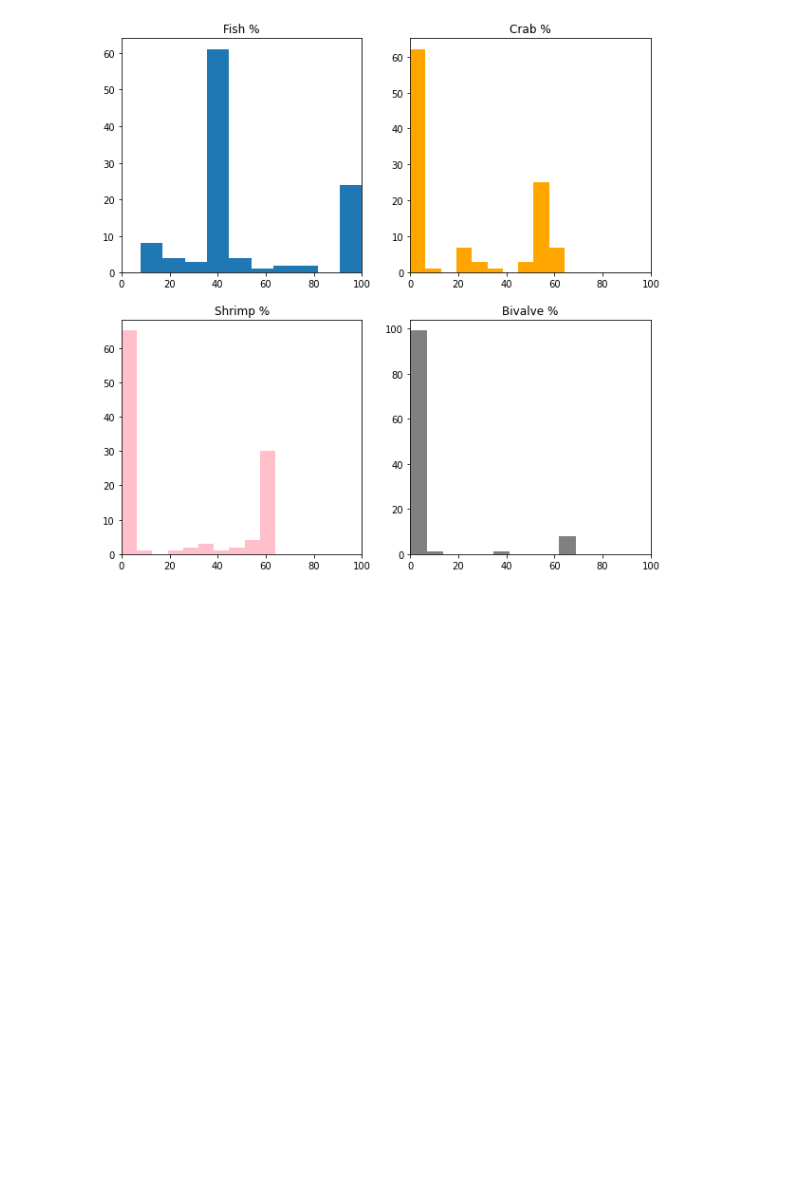
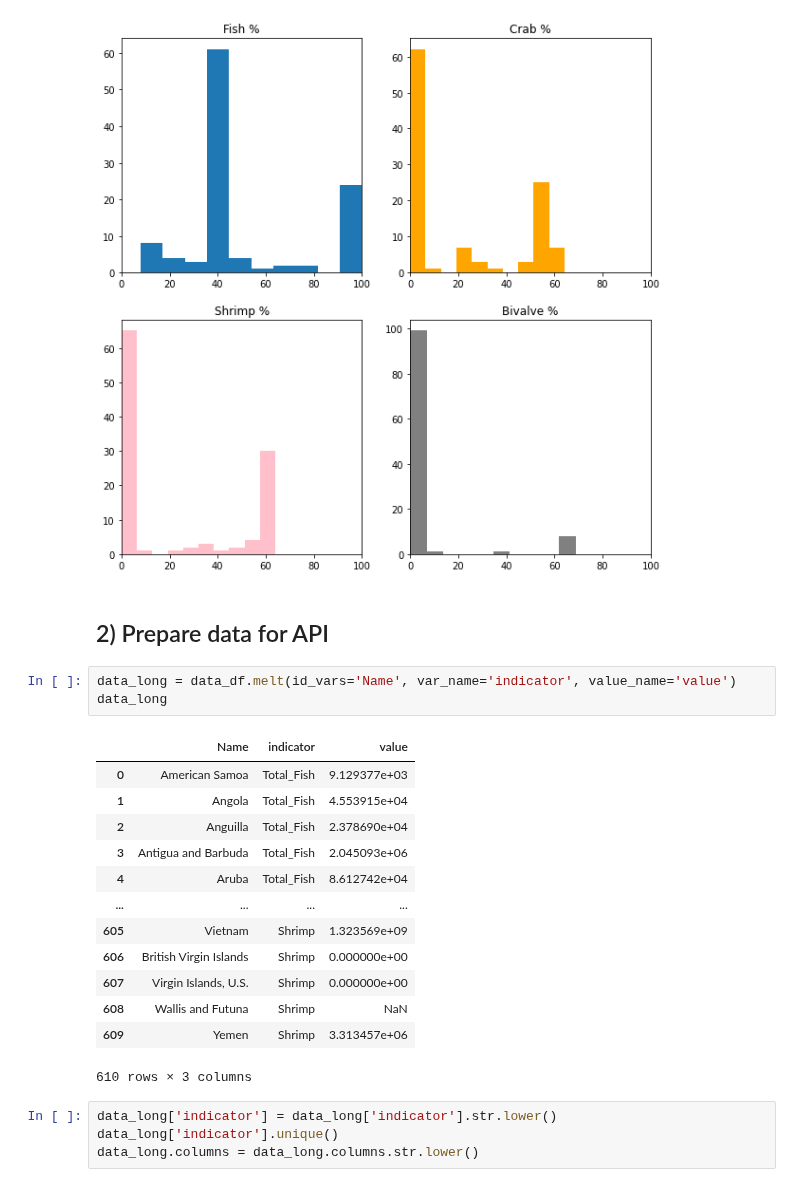
Before and after one commit to Vizzuality/mangrove-atlas, a Jupyter notebook: data/notebooks/Lab/data_processing/widgets-v2/fisheries_restoration_potential.ipynb, the cells around one changed output. Saved outputs shown, nothing was run; the diff lists cells and outputs as text; blank space fills up the shorter version.

Commit message:
prepare final data and combine

```diff
--- a/data/notebooks/Lab/data_processing/widgets-v2/fisheries_restoration_potential.ipynb
+++ b/data/notebooks/Lab/data_processing/widgets-v2/fisheries_restoration_potential.ipynb
@@ -177,3 +178,26 @@ axs[1, 1].set_xlim([0, 100])
 plt.show()
 # %% [output]
 [figure]
+# %% [markdown]
+## 2) Prepare data for API
+# %%
+data_long = data_df.melt(id_vars='Name', var_name='indicator', value_name='value')
+data_long
+# %% [output]
+|  | Name | indicator | value |
+| 0 | American Samoa | Total_Fish | 9.129377e+03 |
+| 1 | Angola | Total_Fish | 4.553915e+04 |
+| 2 | Anguilla | Total_Fish | 2.378690e+04 |
+| 3 | Antigua and Barbuda | Total_Fish | 2.045093e+06 |
+| 4 | Aruba | Total_Fish | 8.612742e+04 |
+| ... | ... | ... | ... |
+| 605 | Vietnam | Shrimp | 1.323569e+09 |
+| 606 | British Virgin Islands | Shrimp | 0.000000e+00 |
+| 607 | Virgin Islands, U.S. | Shrimp | 0.000000e+00 |
+| 608 | Wallis and Futuna | Shrimp | NaN |
+| 609 | Yemen | Shrimp | 3.313457e+06 |
+610 rows × 3 columns
+# %%
+data_long['indicator'] = data_long['indicator'].str.lower()
+data_long['indicator'].unique()
+data_long.columns = data_long.columns.str.lower()
```
Also changed, not shown: parts of 21 cells of this notebook.
